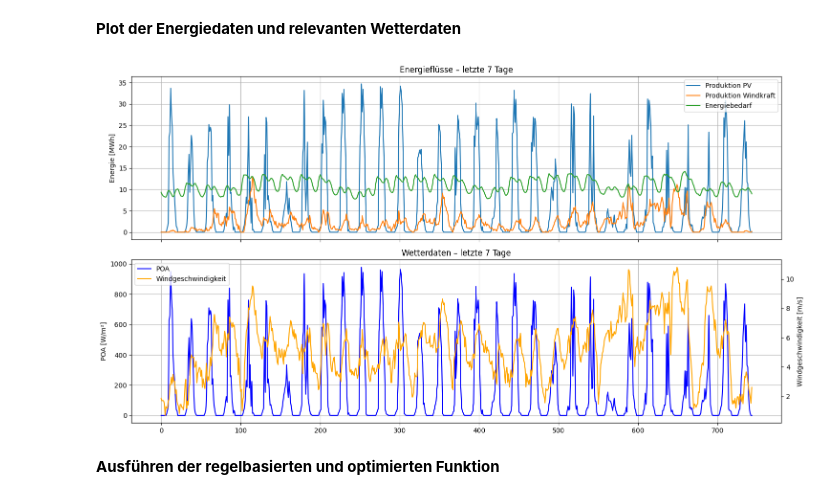
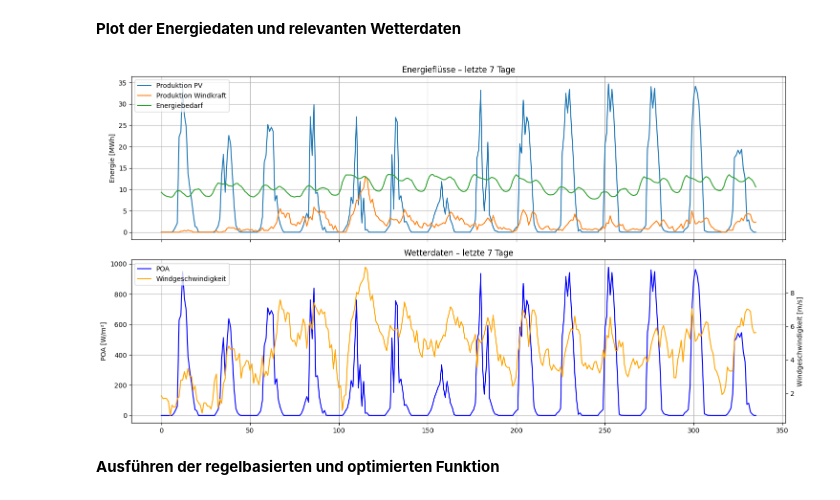
Before and after one commit to jgoeltsch/Forschungsseminar, a Jupyter notebook: ML_based_EMS.ipynb, the cells around one changed output. Drawn from its saved outputs; the diff is of its cells as text; code cells hidden in the pictures.

```diff
--- a/ML_based_EMS.ipynb
+++ b/ML_based_EMS.ipynb
@@ -172,0 +150,9 @@ dtype: int64
+# %%
+# Merge aller drei DataFrames zu einem Testdatensatz
+df_test = df_energy.merge(
+    df_spot[['datetime', 'spotprice']],
+    on='datetime', how='left'
+).merge(
+    df_demand[['datetime', 'energy_demand']],
+    on='datetime', how='left'
+)
@@ -173,7 +188,7 @@ dtype: int64
 # %% [markdown]
 **Plot der Energiedaten und relevanten Wetterdaten**
 # %%
-df_plot = df_merged.copy()
+df_plot = df_test.copy()
 
 # Figure mit zwei Subplots
 fig, (ax1, ax2) = plt.subplots(2, 1, figsize=(15, 8), sharex=True)
@@ -183,34 +198,34 @@ ax1.plot(df_plot.index, df_plot["solar_energy_production"], label="Produktion PV
 ax1.plot(df_plot.index, df_plot["wind_energy_production"], label="Produktion Windkraft")
 ax1.plot(df_plot.index, df_plot["energy_demand"], label="Energiebedarf")
 ax1.set_ylabel("Energie [MWh]")
 ax1.set_title("Energieflüsse – letzte 7 Tage")
 ax1.legend()
 ax1.grid(True)
 
 # Wetterdaten
 ax2a = ax2  # linke Achse
 ax2b = ax2a.twinx()  # rechte Achse
 
 line1, = ax2a.plot(df_plot.index, df_plot["poa_irradiance"], color="blue", label="POA")
 line2, = ax2b.plot(df_plot.index, df_plot["windspeed"] / 3.6, color="orange", label="Windgeschwindigkeit")
 
 ax2a.set_ylabel("POA [W/m²]")
 ax2a.tick_params(axis='y')
 ax2b.set_ylabel("Windgeschwindigkeit [m/s]")
 ax2b.tick_params(axis='y')
 ax2a.set_title("Wetterdaten – letzte 7 Tage")
 
 # Gemeinsame Legende unten
 lines = [line1, line2]
 labels = [line.get_label() for line in lines]
 ax2.grid(True)
 ax2a.legend(lines, labels, loc="upper left")
 
 plt.xlabel("Zeit")
 plt.tight_layout()
 plt.show()
 # %% [output]
-[figure, old version]
+[figure, new version]
 # %% [markdown]
 **Ausführen der regelbasierten und optimierten Funktion**
 # %%
```
Also changed, not shown: parts of 9 cells of this notebook, 2 other files.
